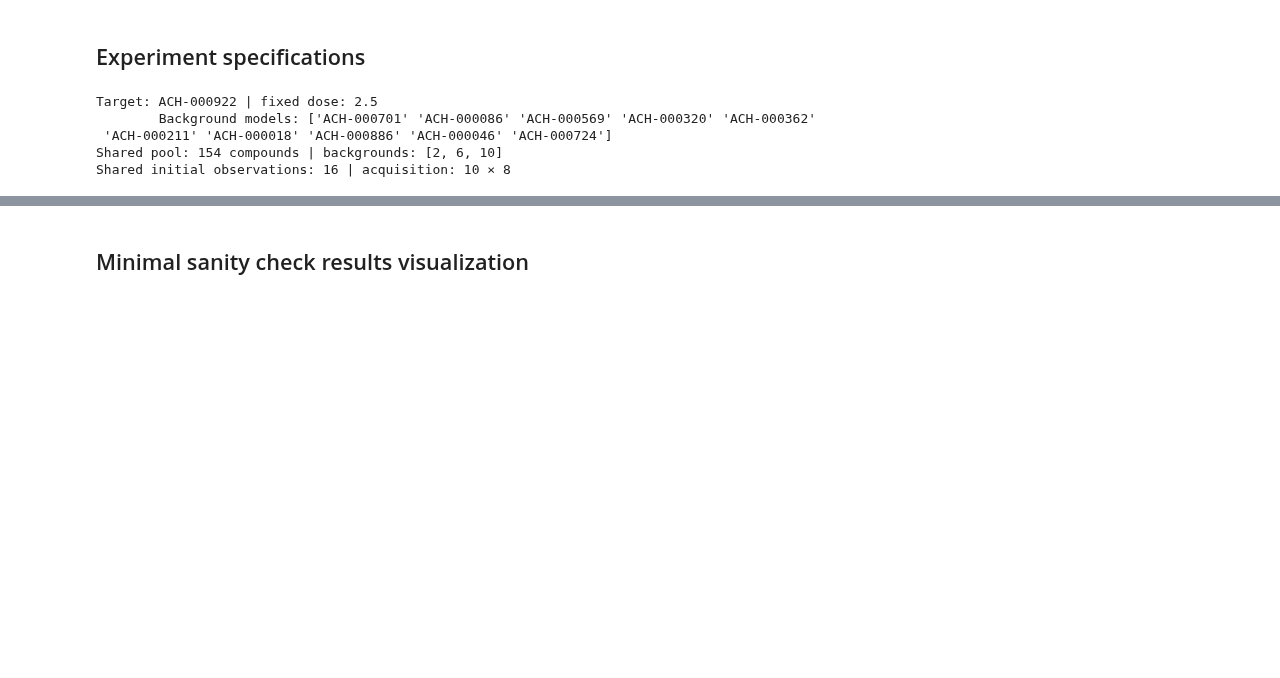
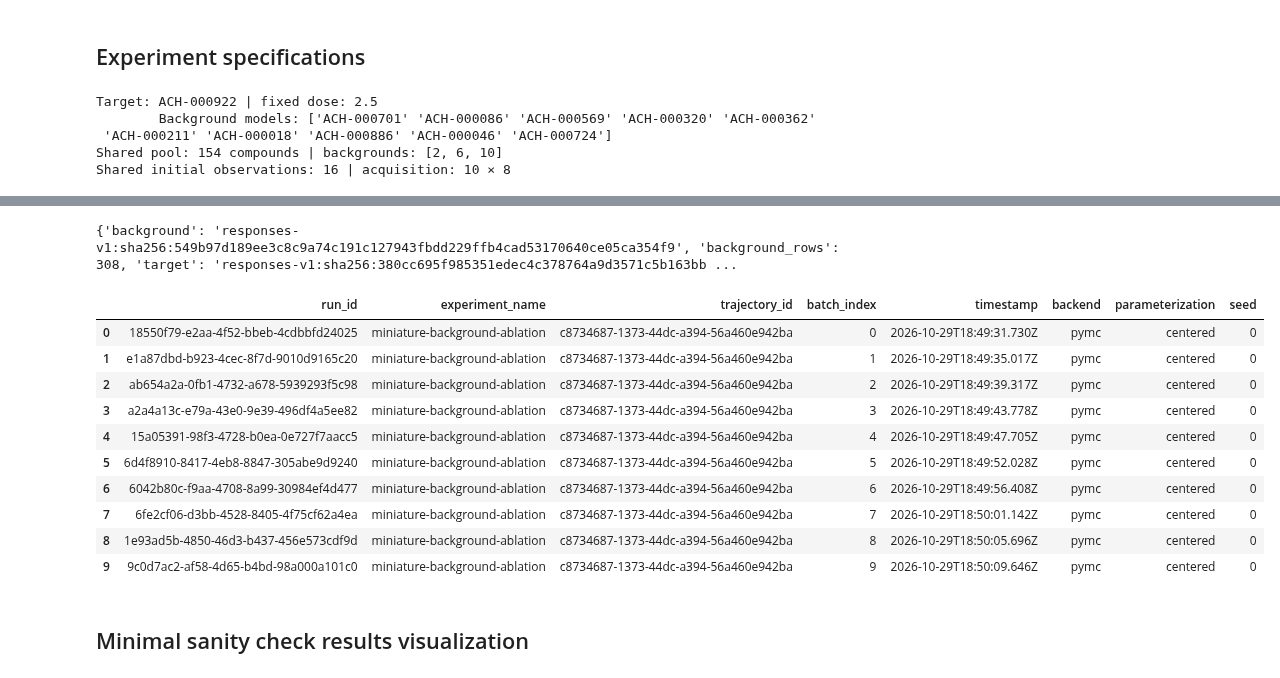
Before and after one commit to WayScience/PRISM_Agent_LITL_experiments, a Jupyter notebook: analysis/notebooks/1.adaptive_screen_modelling/1.0.demo_minature_screen.ipynb, the cells around one changed output, grey strips where cells are left out. Saved outputs shown, nothing was run; the diff lists cells and outputs as text; code cells hidden in the pictures; blank space fills up the shorter version.

```diff
--- a/analysis/notebooks/1.adaptive_screen_modelling/1.0.demo_minature_screen.ipynb
+++ b/analysis/notebooks/1.adaptive_screen_modelling/1.0.demo_minature_screen.ipynb
@@ -279,6 +304,34 @@ The number of samples is too small to check convergence reliably.
 | 21 | predicted_lowest | 10 | 96 | 16 | 16 | 1.0000 | ... |
 | 32 | predicted_lowest | 10 | 96 | 16 | 16 | 1.0000 | ... |
 | 43 | random | 10 | 96 | 11 | 16 | 0.6875 | ... |
+# %%
+# Query this invocation, not every historical rerun of the same experiment.
+with ExperimentLogger(db_path) as logger:
+    saved_runs = logger.list_runs(trajectory_id=runs[0]["trajectory_id"].iloc[0])
+    run_id = saved_runs.iloc[0]["run_id"]
+    fit_metadata = logger.get_run_metadata(run_id)  # no trace BLOB read
+    _, saved_trace = logger.load_run(run_id)  # explicit, potentially large read
+    batch_id = logger.list_batches(run_id).iloc[0]["batch_id"]
+    saved_batch = logger.load_batch(int(batch_id))
+    prediction_id = saved_batch["metadata"]["last_prediction_id"]
+    saved_prediction = (
+        None if prediction_id is None else logger.load_prediction(prediction_id)
+    )
+print(fit_metadata["metadata"]["dataset"])
+saved_runs
+# %% [output]
+{'background': 'responses-v1:sha256:549b97d189ee3c8c9a74c191c127943fbdd229ffb4cad53170640ce05ca354f9', 'background_rows': 308, 'target': 'responses-v1:sha256:380cc695f985351edec4c378764a9d3571c5b163bb ...
+|  | run_id | experiment_name | trajectory_id | batch_index | timestamp | backend | parameterization | seed |
+| 0 | 18550f79-e2aa-4f52-bbeb-4cdbbfd24025 | miniature-background-ablation | c8734687-1373-44dc-a394-56a460e942ba | 0 | 2026-10-29T18:49:31.730Z | pymc | centered | 0 |
+| 1 | e1a87dbd-b923-4cec-8f7d-9010d9165c20 | miniature-background-ablation | c8734687-1373-44dc-a394-56a460e942ba | 1 | 2026-10-29T18:49:35.017Z | pymc | centered | 0 |
+| 2 | ab654a2a-0fb1-4732-a678-5939293f5c98 | miniature-background-ablation | c8734687-1373-44dc-a394-56a460e942ba | 2 | 2026-10-29T18:49:39.317Z | pymc | centered | 0 |
+| 3 | a2a4a13c-e79a-43e0-9e39-496df4a5ee82 | miniature-background-ablation | c8734687-1373-44dc-a394-56a460e942ba | 3 | 2026-10-29T18:49:43.778Z | pymc | centered | 0 |
+| 4 | 15a05391-98f3-4728-b0ea-0e727f7aacc5 | miniature-background-ablation | c8734687-1373-44dc-a394-56a460e942ba | 4 | 2026-10-29T18:49:47.705Z | pymc | centered | 0 |
+| 5 | 6d4f8910-8417-4eb8-8847-305abe9d9240 | miniature-background-ablation | c8734687-1373-44dc-a394-56a460e942ba | 5 | 2026-10-29T18:49:52.028Z | pymc | centered | 0 |
+| 6 | 6042b80c-f9aa-4708-8a99-30984ef4d477 | miniature-background-ablation | c8734687-1373-44dc-a394-56a460e942ba | 6 | 2026-10-29T18:49:56.408Z | pymc | centered | 0 |
+| 7 | 6fe2cf06-d3bb-4528-8405-4f75cf62a4ea | miniature-background-ablation | c8734687-1373-44dc-a394-56a460e942ba | 7 | 2026-10-29T18:50:01.142Z | pymc | centered | 0 |
+| 8 | 1e93ad5b-4850-46d3-b437-456e573cdf9d | miniature-background-ablation | c8734687-1373-44dc-a394-56a460e942ba | 8 | 2026-10-29T18:50:05.696Z | pymc | centered | 0 |
+| 9 | 9c0d7ac2-af58-4d65-b4bd-98a000a101c0 | miniature-background-ablation | c8734687-1373-44dc-a394-56a460e942ba | 9 | 2026-10-29T18:50:09.646Z | pymc | centered | 0 |
 # %% [markdown]
 ## Minimal sanity check results visualization
 # %% [markdown]
```
Also changed, not shown: parts of 3 cells of this notebook, 8 other files.
